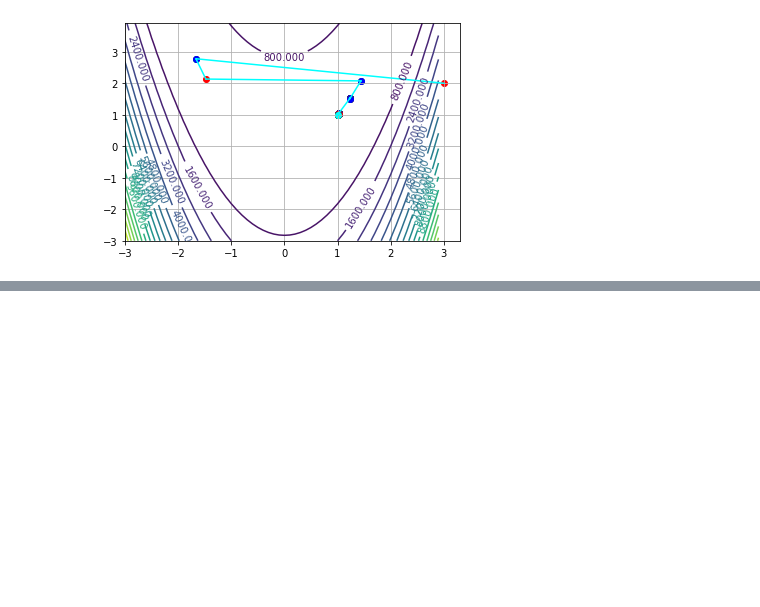
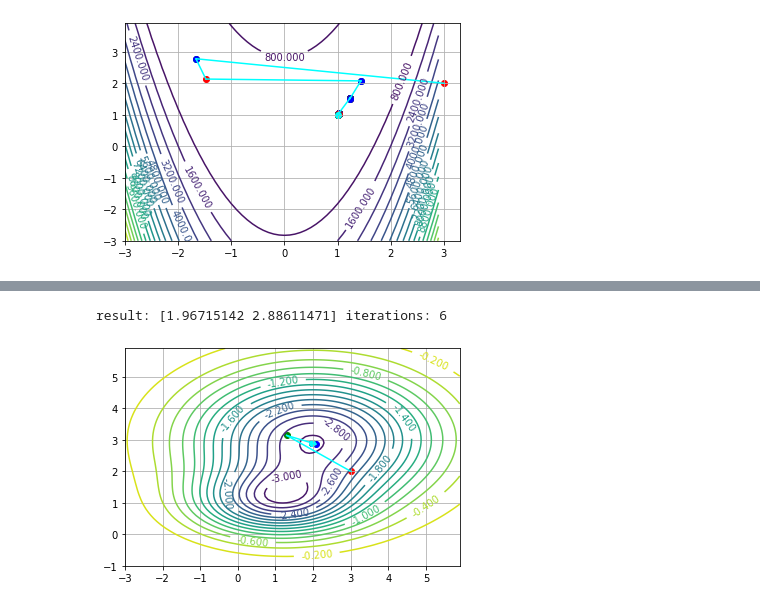
Before and after one commit to pool-party/optimization-methods, a Jupyter notebook: first-order/gradient_descent_plots.ipynb, the cells around one changed output, grey strips where cells are left out. Cells and saved outputs as stored; diff of their text form; code cells hidden in the pictures; blank space fills up the shorter version.

```diff
--- a/first-order/gradient_descent_plots.ipynb
+++ b/first-order/gradient_descent_plots.ipynb
@@ -232,0 +264,32 @@ result: [1.96715139 2.88611469] iterations: 8
+# %%
+def third_function_hess(args):
+    x = args[0]
+    y = args[1]
+    return (-1) * np.array(
+                 [[3 * ((4 / 81) * (x - 2) ** 2 * exp((-1 / 9) * (x - 2) ** 2 - (1 / 4) * (y - 3) ** 2) -
+                        (2 / 9) * exp((-1 / 9) * (x - 2) ** 2 - (1 / 4) * (y - 3) ** 2)) +
+                   2 * ((1 / 4) * (x - 1) ** 2 * exp((-(1 / 4) * (1 - x) ** 2 - (y - 1) ** 2)) -
+                        (1 / 2) * exp(-(1 / 4) * (1 - x) ** 2 - (y - 1) ** 2)),
+                   (1 / 3) * (x - 2) * (y - 3) * exp(-(1 / 9) * (x - 2) ** 2 - (1 / 4) * (y - 3) ** 2) +
+                   2 * (x - 1) * (y - 1) * exp(-(1 / 4) * (x - 1) ** 2 - (y - 1) ** 2)],
+                  [(1 / 3) * (x - 2) * (y - 3) * exp(-(1 / 9) * (x - 2) ** 2 - (1 / 4) * (y - 3) ** 2) +
+                   2 * (x - 1) * (y - 1) * exp(-(1 / 4) * (x - 1) ** 2 - (y - 1) ** 2),
+                   3 * ((1 / 4) * (y - 3) ** 2 * exp((-1 / 9) * (x - 2) ** 2 - (1 / 4) * (3 - y) ** 2) -
+                        (1 / 2) * exp((-1 / 9) * (x - 2) ** 2 - (1 / 4) * (3 - y) ** 2)) +
+                   2 * (4 * (y - 1) ** 2 * exp((-1 / 4) * (x - 1) ** 2 - (y - 1) ** 2) -
+                        2 * exp((-1 / 4) * (x - 1) ** 2 - (y - 1) ** 2))]]
+                        )
+
+trace = newton(third_function, third_function_grad, third_function_hess, np.array([3, 2]), 1)
+
+make_level_lines_plot(trace,
+              third_function,
+              x_min=-3,
+              x_max=6,
+              y_min=-1,
+              y_max=6,
+              levels=20
+             )
+# %% [output]
+result: [1.96715142 2.88611471] iterations: 6
+[figure, added]
```
Also changed, not shown: parts of 9 cells of this notebook.
